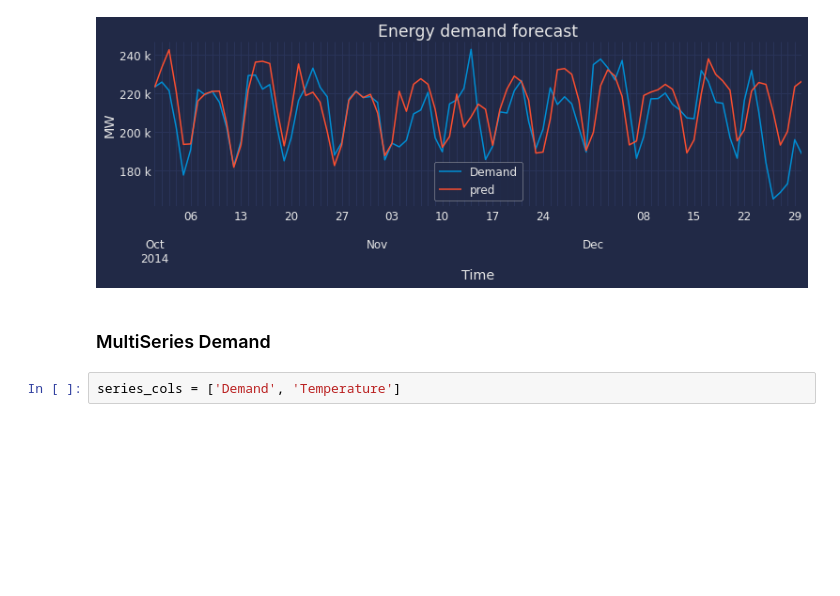
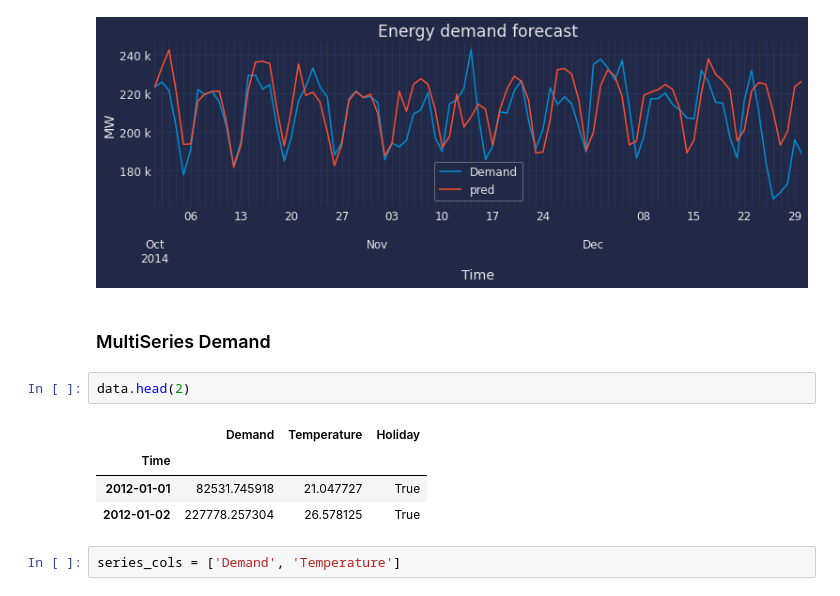
Before and after one commit to JoaquinAmatRodrigo/skforecast, a Jupyter notebook: dev/develop/skforecast_ForecasterAutoregMultiSeries_hyperparameters.ipynb, the cells around one changed output. Drawn from its saved outputs; the diff is of its cells as text; blank space fills up the shorter version.

```diff
--- a/dev/develop/skforecast_ForecasterAutoregMultiSeries_hyperparameters.ipynb
+++ b/dev/develop/skforecast_ForecasterAutoregMultiSeries_hyperparameters.ipynb
@@ -2534,6 +2536,13 @@ ax.legend();
 [figure]
 # %% [markdown]
 ### MultiSeries Demand
+# %%
+data.head(2)
+# %% [output]
+|  | Demand | Temperature | Holiday |
+| Time |  |  |  |
+| 2012-01-01 | 82531.745918 | 21.047727 | True |
+| 2012-01-02 | 227778.257304 | 26.578125 | True |
 # %%
 series_cols = ['Demand', 'Temperature']
 # %%
```
Also changed, not shown: parts of 10 cells of this notebook, 2 other files.
